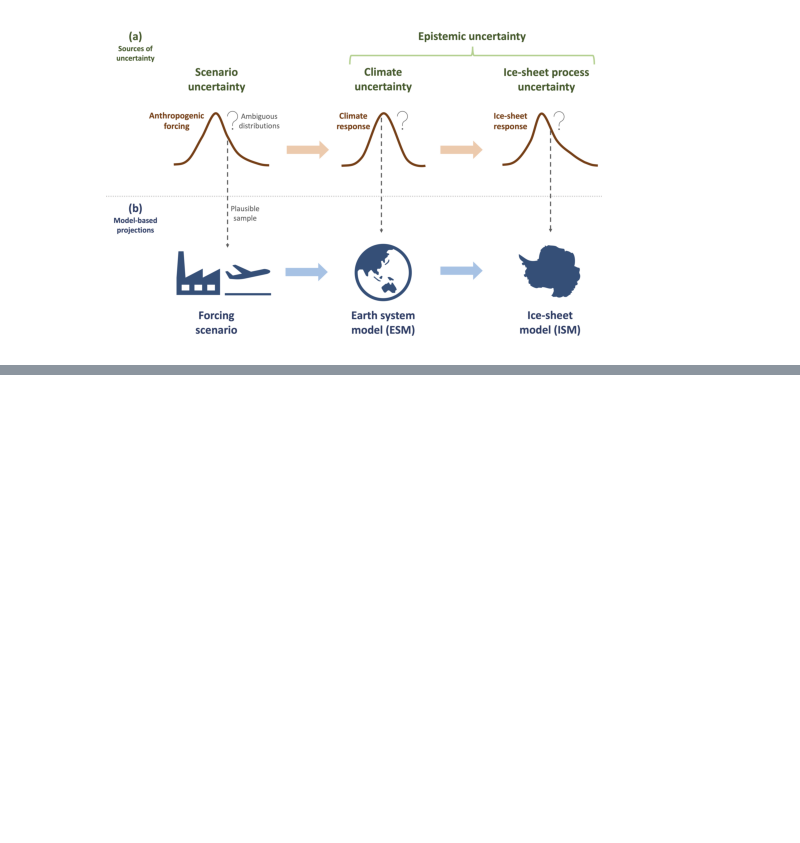
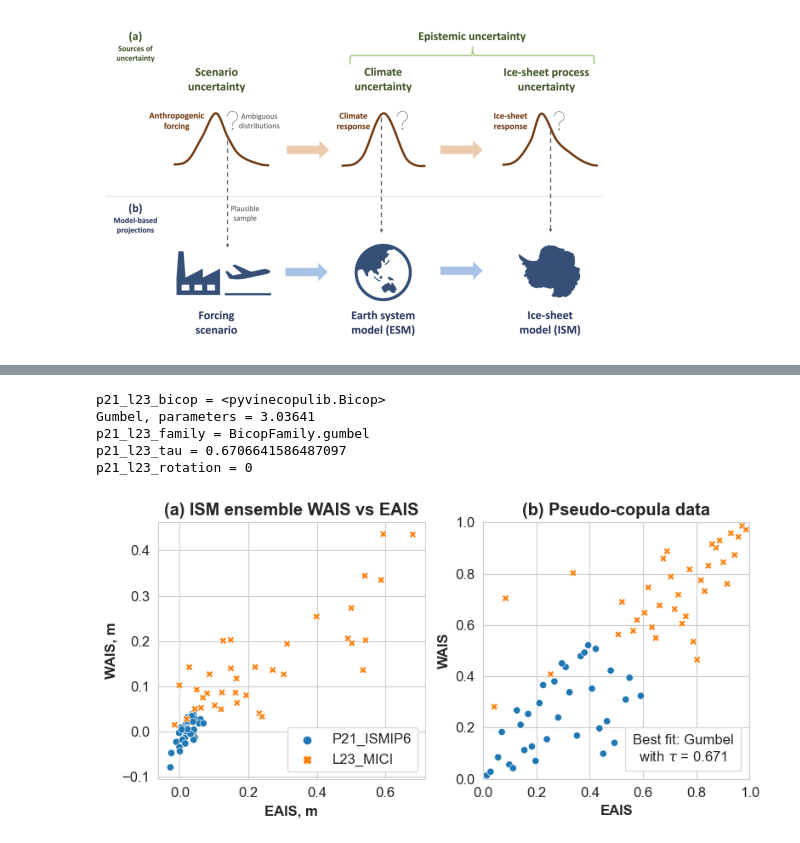
Before and after one commit to grandey/d23b-ice-dependence, a Jupyter notebook: analysis_d23b.ipynb, the cells around one changed output, grey strips where cells are left out. Saved outputs shown, nothing was run; the diff lists cells and outputs as text; code cells hidden in the pictures; blank space fills up the shorter version.

Commit message:
analysis_d23b: Fitted copula for EAIS–WAIS dependence in a combined ensemble of Antarctic ISM simulations.

```diff
--- a/analysis_d23b.ipynb
+++ b/analysis_d23b.ipynb
@@ -56,3 +62,22 @@ plt.show()
+# %%
+# Get fitted copula (used now) and associated figure (used below)
+p21_l23_bicop, p21_l23_fig, _ = d23b.fig_p21_l23_ism_data(ref_year=2015, target_year=2100)
+# Copula family, rotation, and tau
+p21_l23_family = p21_l23_bicop.family
+p21_l23_rotation = p21_l23_bicop.rotation
+p21_l23_tau = p21_l23_bicop.tau
+# Print copula information
+print(f'p21_l23_bicop = {p21_l23_bicop}')
+print(f'p21_l23_family = {p21_l23_family}')
+print(f'p21_l23_tau = {p21_l23_tau}')
+print(f'p21_l23_rotation = {p21_l23_rotation}')
+# %% [output]
+p21_l23_bicop = <pyvinecopulib.Bicop>
+Gumbel, parameters = 3.03641
+p21_l23_family = BicopFamily.gumbel
+p21_l23_tau = 0.6706641586487097
+p21_l23_rotation = 0
+[figure, added]
 # %%
 ! date
 # %% [output]
```
Also changed, not shown: parts of 4 cells of this notebook.
